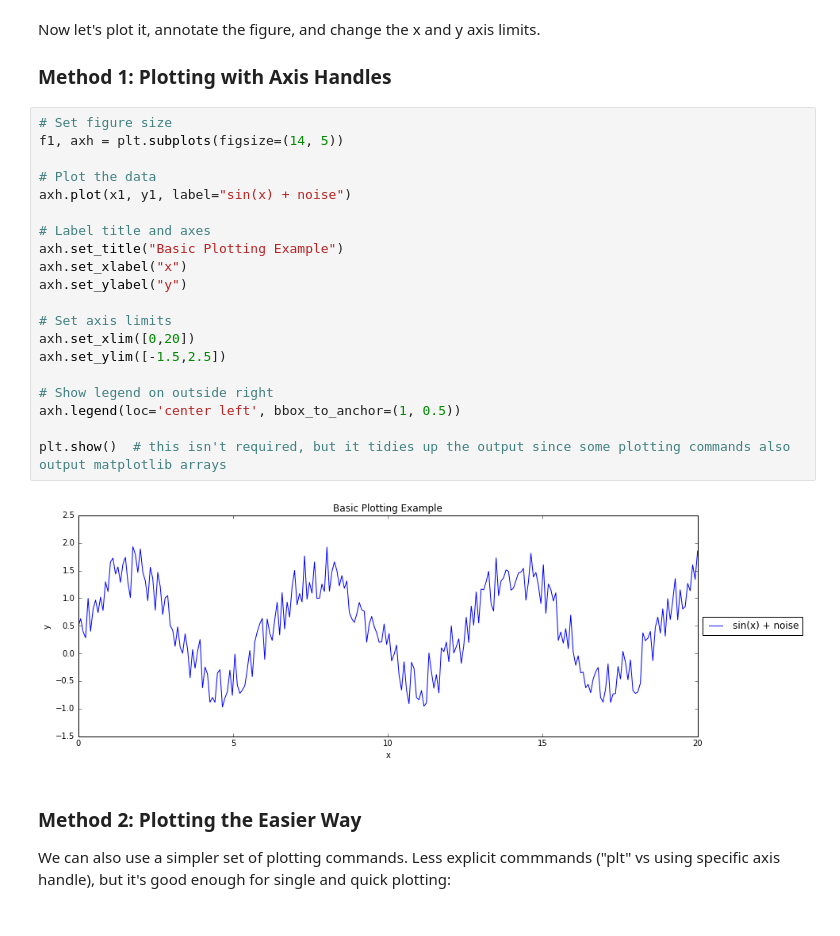
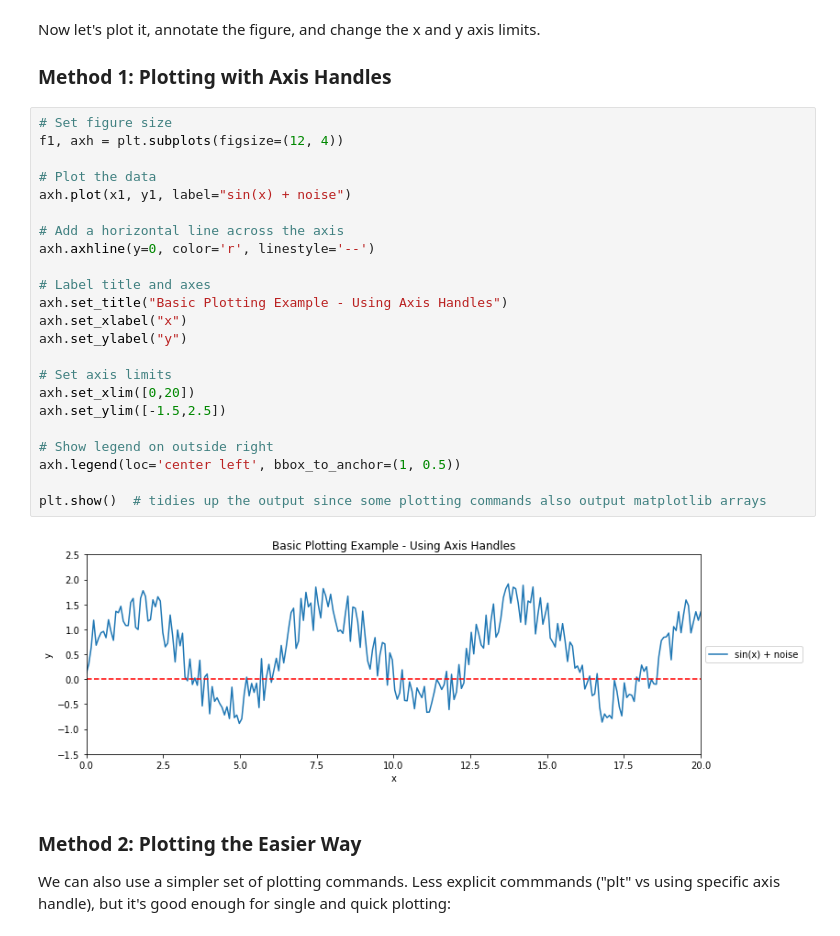
Before and after one commit to justinmklam/python-resources, a Jupyter notebook: [REF] Basic Plotting Examples.ipynb, the cells around one changed output. Drawn from its saved outputs; the diff is of its cells as text.

```diff
--- a/[REF] Basic Plotting Examples.ipynb
+++ b/[REF] Basic Plotting Examples.ipynb
@@ -30,26 +42,29 @@ Now let's plot it, annotate the figure, and change the x and y axis limits.
 ### Method 1: Plotting with Axis Handles
 # %%
 # Set figure size
-f1, axh = plt.subplots(figsize=(14, 5))
+f1, axh = plt.subplots(figsize=(12, 4))
 
 # Plot the data
 axh.plot(x1, y1, label="sin(x) + noise")
 
+# Add a horizontal line across the axis
+axh.axhline(y=0, color='r', linestyle='--')
+
 # Label title and axes
-axh.set_title("Basic Plotting Example")
+axh.set_title("Basic Plotting Example - Using Axis Handles")
 axh.set_xlabel("x")
 axh.set_ylabel("y")
 
 # Set axis limits
 axh.set_xlim([0,20])
 axh.set_ylim([-1.5,2.5])
 
 # Show legend on outside right
 axh.legend(loc='center left', bbox_to_anchor=(1, 0.5))
 
-plt.show()  # this isn't required, but it tidies up the output since some plotting commands also output matplotlib arrays
+plt.show()  # tidies up the output since some plotting commands also output matplotlib arrays
 # %% [output]
-[figure, old version]
+[figure, new version]
 # %% [markdown]
 ### Method 2: Plotting the Easier Way
 We can also use a simpler set of plotting commands. Less explicit commmands ("plt" vs using specific axis handle), but it's good enough for single and quick plotting:
```
Also changed, not shown: parts of 22 cells of this notebook.
